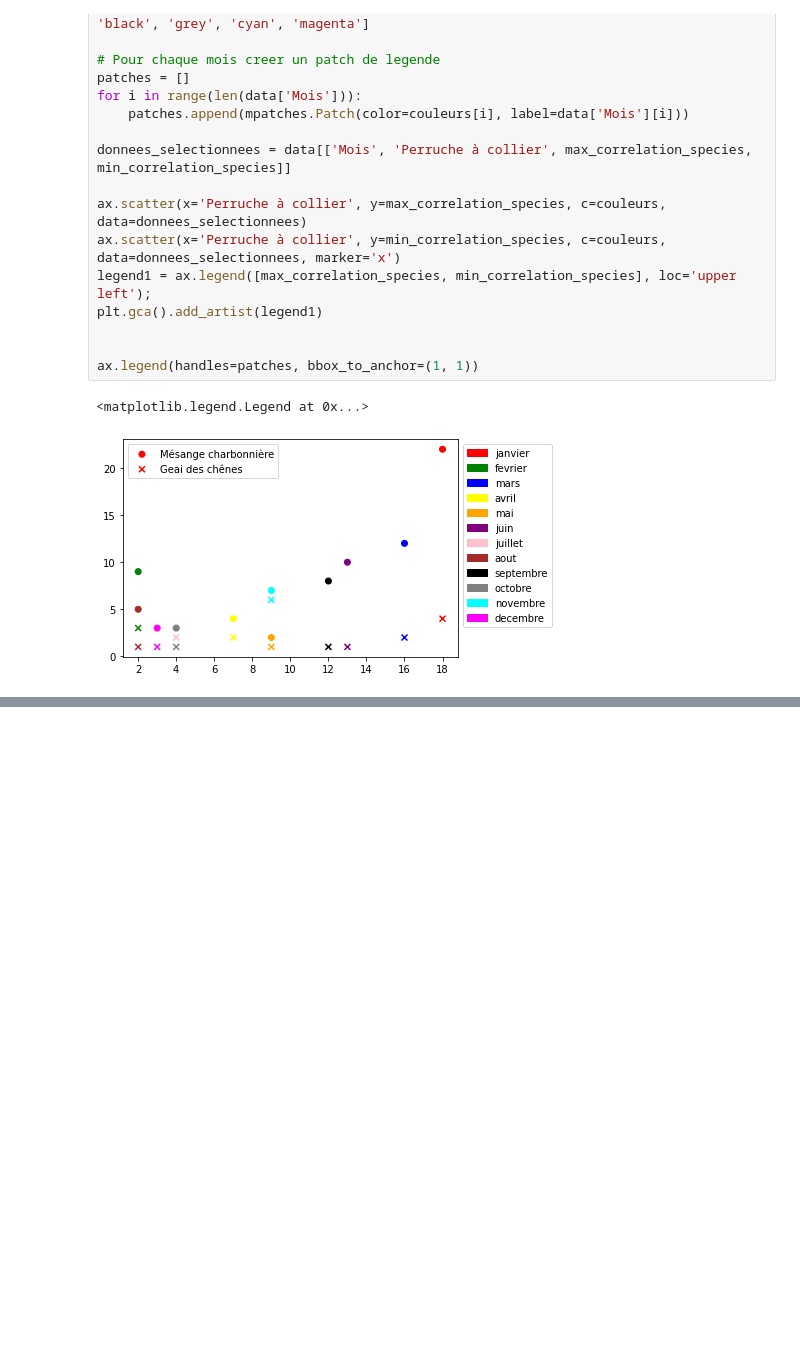
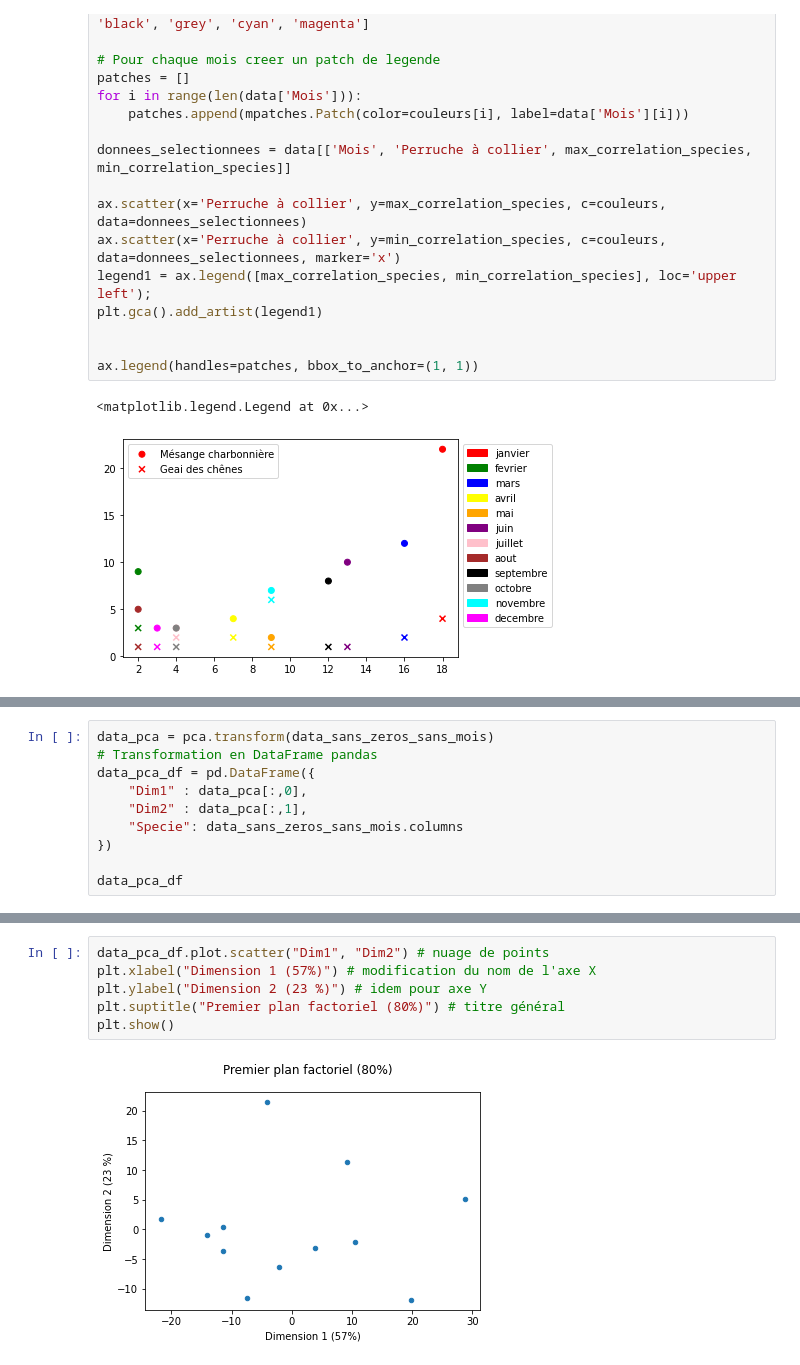
Before and after one commit to hadouin/data-science-isep, a Jupyter notebook: main.ipynb, the cells around one changed output, grey strips where cells are left out. Saved outputs shown, nothing was run; the diff lists cells and outputs as text; blank space fills up the shorter version.

```diff
--- a/main.ipynb
+++ b/main.ipynb
@@ -222,0 +269,10 @@ ax.legend(handles=patches, bbox_to_anchor=(1, 1))
+# %%
+data_pca = pca.transform(data_sans_zeros_sans_mois)
+# Transformation en DataFrame pandas
+data_pca_df = pd.DataFrame({
+    "Dim1" : data_pca[:,0],
+    "Dim2" : data_pca[:,1],
+    "Specie": data_sans_zeros_sans_mois.columns
+})
+
+data_pca_df
@@ -222,0 +293,8 @@ ax.legend(handles=patches, bbox_to_anchor=(1, 1))
+# %%
+data_pca_df.plot.scatter("Dim1", "Dim2") # nuage de points
+plt.xlabel("Dimension 1 (57%)") # modification du nom de l'axe X
+plt.ylabel("Dimension 2 (23 %)") # idem pour axe Y
+plt.suptitle("Premier plan factoriel (80%)") # titre général
+plt.show()
+# %% [output]
+[figure, added]
```
Also changed, not shown: parts of 10 cells of this notebook.
